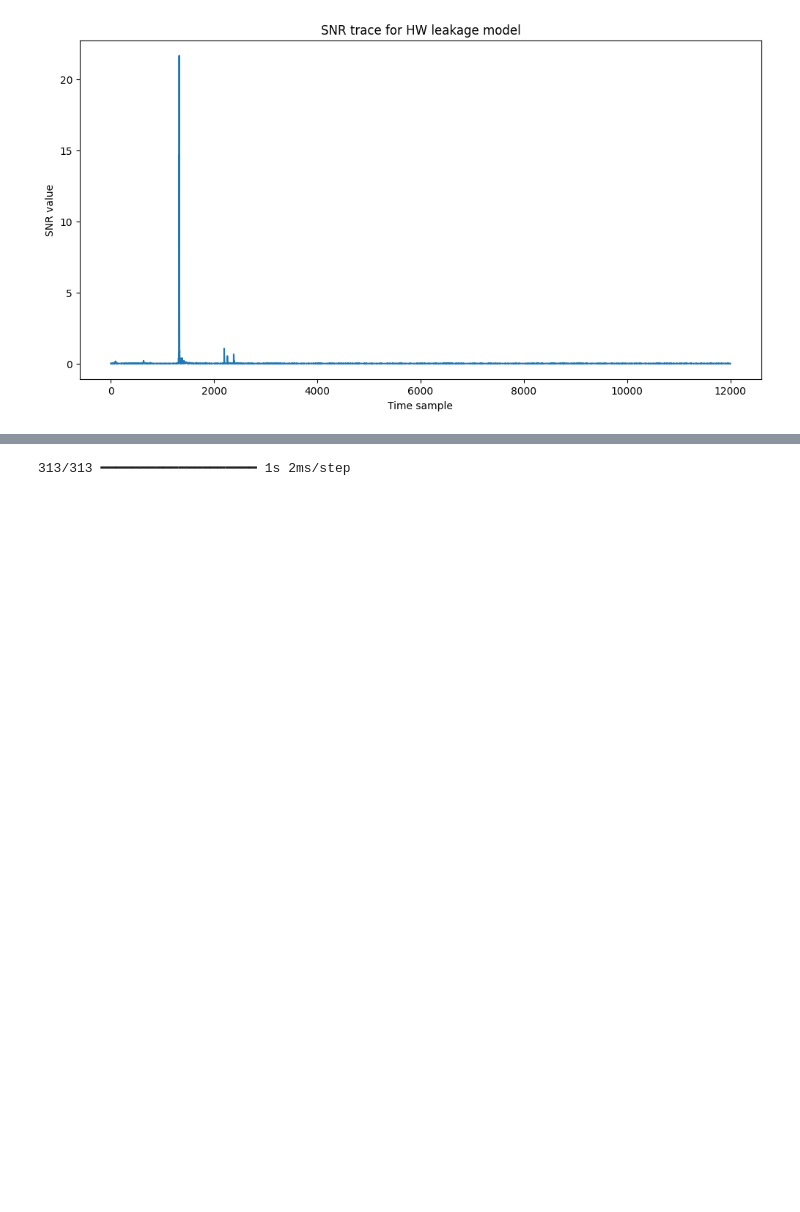
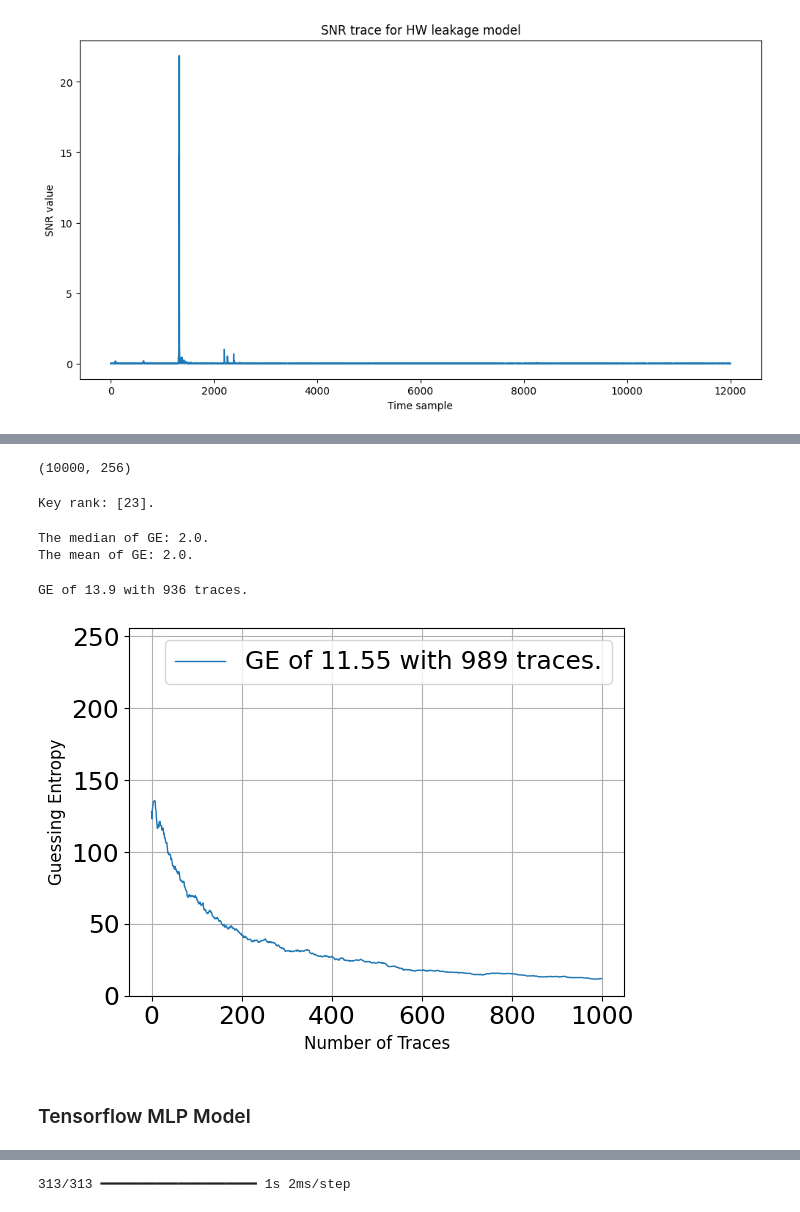
Before and after one commit to beatrisebertule/dl-sca-thesis, a Jupyter notebook: thesis-code-backup-2.ipynb, the cells around one changed output, grey strips where cells are left out. Drawn from its saved outputs; the diff is of its cells as text; code cells hidden in the pictures; blank space fills up the shorter version.

```diff
--- a/thesis-code-backup-2.ipynb
+++ b/thesis-code-backup-2.ipynb
@@ -428,0 +516,5 @@ from torch.utils.data import DataLoader, TensorDataset
+# %%
+# load the model
+device = torch.device("cuda" if torch.cuda.is_available() else "cpu")
+model = MLP(input_size, nb_classes).to(device)
+model.load_state_dict(torch.load('mlp_model_pytorch.pt'))
@@ -429,3 +525,72 @@ from torch.utils.data import DataLoader, TensorDataset
+# %%
+# make predictions
+
+X_test_tensor = torch.tensor(X_test, dtype=torch.float32)
+device = torch.device("cuda" if torch.cuda.is_available() else "cpu")
+X_test_tensor = X_test_tensor.to(device)
+model.to(device)
+
+model.eval()
+
+with torch.no_grad():
+    logits = model(X_test_tensor) # raw outputs
+    probs = torch.nn.functional.softmax(logits, dim=1) # convert logits to probabilities
+
+# convert the probability distributions to a numpy array
+probs = probs.cpu().numpy()
+# %%
+print(probs.shape)
+# %% [output]
+(10000, 256)
+# %%
+leakage_model = "ID"
+target_byte = 0
+
+nb_traces = probs.shape[0]
+correct_key = keys_test[0, target_byte] # 0 because we have a fixed key, we get the 1st element from the array
+
+key_scores = score_keys(probs, plaintexts_test[:, target_byte], leakage_model)
+order_keys = np.argsort(key_scores)[::-1]
+key_rank , = np.where(order_keys == correct_key)
+print(f"Key rank: {key_rank}.")
+# %% [output]
+Key rank: [23].
+# %%
+leakage_model = "ID"
+nb_traces = probs.shape[0]
+ge_median, ge_mean = guessing_entropy(probs, plaintexts_test[:, target_byte], correct_key, nb_traces, leakage_model)
+
+print(f"The median of GE: {ge_median}.")
+print(f"The mean of GE: {ge_mean}.")
+# %% [output]
+The median of GE: 2.0.
+The mean of GE: 2.0.
+# %%
+leakage_model = "ID"
+target_byte = 0
+correct_key = keys_test[0, target_byte] # 0 because we have a fixed key, we get the 1st element from the array
+
+medge, avgge = guessing_entropy_convergence(probs, plaintexts_test[:, target_byte], correct_key, leakage_model, nb_traces=1000)
+print(f"GE of {np.min(avgge)} with {np.argmin(avgge)} traces.")
+# %% [output]
+GE of 13.9 with 936 traces.
+# %%
+# plot GE convergance
+
+figure = plt.gcf()
+
+plt.rcParams.update({'font.size': 18})
+plt.plot(avgge, linewidth=1, label=f"GE of {np.min(avgge)} with {np.argmin(avgge)} traces.")
+plt.grid(True, which="both", ls="-")
+plt.xlabel("Number of Traces", fontsize=12)
+plt.ylabel("Guessing Entropy", fontsize=12)
+plt.ylim(0, 256)
+plt.legend()
+plt.tight_layout()
+# %% [output]
+[figure, added]
+# %% [markdown]
+### Tensorflow MLP Model
 # %%
 # Model taked from Perin, Guilherme, Lichao Wu, and Stjepan Picek.
 # "Exploring feature selection scenarios for deep learning-based side-channel analysis."
```
Also changed, not shown: parts of 44 cells of this notebook.
